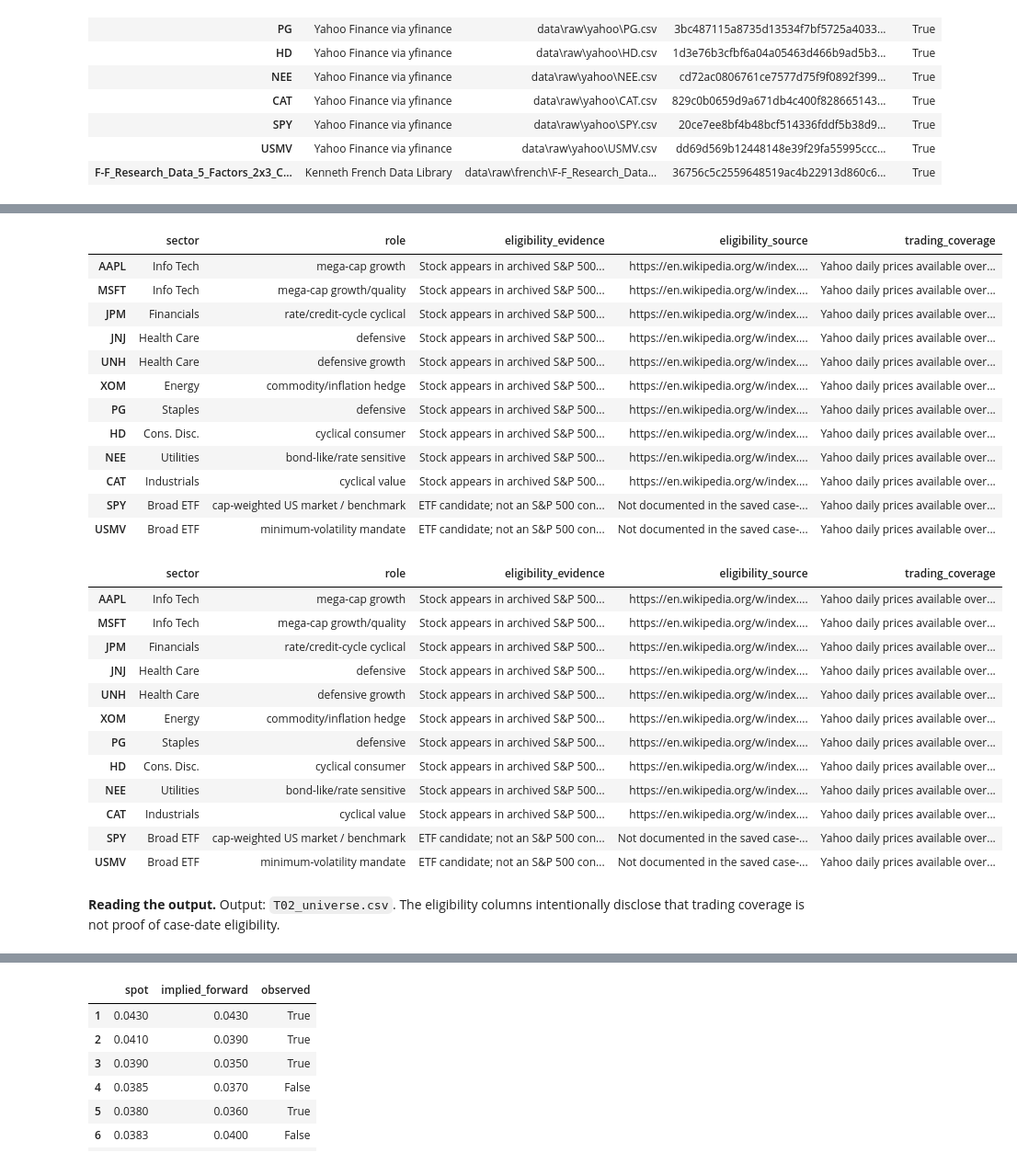
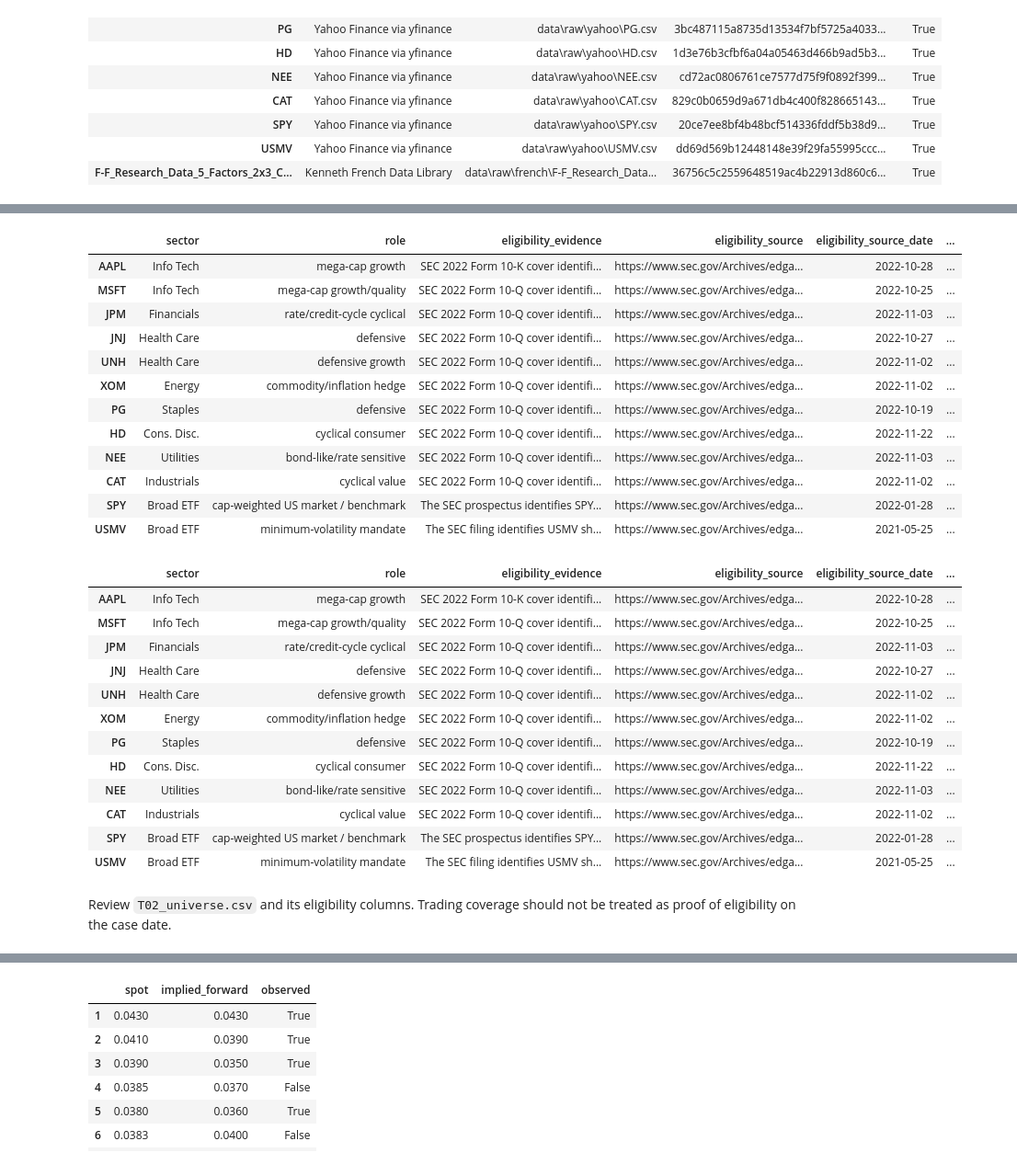
Before and after one commit to mid365/BFIN-GROUP-ASSIGNMENT-2, a Jupyter notebook: Bài nộp cho 2210/analysis.ipynb, the cells around one changed output, grey strips where cells are left out. Shown at 92% size. Drawn from its saved outputs; the diff is of its cells as text; code cells hidden in the pictures.

```diff
--- a/notebooks/analysis.ipynb
+++ b/Bài nộp cho 2210/analysis.ipynb
@@ -42,13 +40,13 @@ STOCKS, ETFS = cfg["stocks"], cfg["etfs"]; ASSETS = STOCKS + ETFS
 
 # ---------------- ALL ASSUMPTIONS (freeze these on 22 Oct) ----------------
 P = dict(
-    TAG="original",
+    TAG="eligibility_review_2026-10-22",
     FUND=12_000_000, PAY={2: 2_400_000, 5: 3_600_000},      # year -> USD (2024, 2027)
     GOAL_REAL=8_000_000, GOAL_YEARS=8,                       # Dec-2022 purchasing power, at 31 Dec 2030
     INFLATION=0.025,                                         # base CPI assumption (scenarios 2-4% below)
     ERP=0.05,                                                # forward-looking US equity risk premium
     RISK_AVERSION=4,                                         # A in U = mu - 0.5*A*var
-    LOSS_LIMIT=0.15,                                         # 1-yr 95% loss limit, as % of TOTAL fund (our interpretation)
+    LOSS_LIMIT=0.15,                                         # 1-yr 95% loss diagnostic threshold, as % of TOTAL fund (our interpretation)
     CASH_BUFFER=250_000,                                     # liquidity / trading-cost reserve, earns 0%
     MAX_W=0.25,                                              # per-security cap in growth sleeve
     TC=0.001,                                                # 10 bp one-way on stocks/ETFs
@@ -250,44 +246,53 @@ Selection-bias caveat: names were chosen with knowledge that they survived; we d
 # %%
 roles = {"AAPL":("Info Tech","mega-cap growth"),"MSFT":("Info Tech","mega-cap growth/quality"),"JPM":("Financials","rate/credit-cycle cyclical"),
          "JNJ":("Health Care","defensive"),"UNH":("Health Care","defensive growth"),"XOM":("Energy","commodity/inflation hedge"),
          "PG":("Staples","defensive"),"HD":("Cons. Disc.","cyclical consumer"),"NEE":("Utilities","bond-like/rate sensitive"),
          "CAT":("Industrials","cyclical value"),"SPY":("Broad ETF","cap-weighted US market / benchmark"),"USMV":("Broad ETF","minimum-volatility mandate")}
 uni = pd.DataFrame(roles, index=["sector","role"]).T
-stock_tickers = STOCKS
-etf_tickers = ETFS
-uni["eligibility_evidence"] = "Stock appears in archived S&P 500 constituent snapshot dated 2022-12-28; membership through 2022-12-31 not independently verified"
-uni["eligibility_source"] = "https://en.wikipedia.org/w/index.php?title=List_of_S%26P_500_companies&oldid=1130173030"
-uni.loc[etf_tickers, "eligibility_evidence"] = "ETF candidate; not an S&P 500 constituent. Case-date exchange/listing and mandate documentation not present in this project."
-uni.loc[etf_tickers, "eligibility_source"] = "Not documented in the saved case-date source record"
+eligibility = pd.read_csv(ROOT / "data" / "security_eligibility_evidence.csv").set_index("ticker")
+if eligibility.index.has_duplicates or set(eligibility.index) != set(ASSETS):
+    raise ValueError("Eligibility register must contain exactly one evidence row for every configured ticker")
+required_evidence = ["source_url", "document_date", "relevant_evidence", "verification_status", "limitation"]
+if eligibility[required_evidence].isna().any().any() or eligibility[required_evidence].eq("").any().any():
+    raise ValueError("Eligibility register contains missing source, date, evidence, status, or limitation")
+if (pd.to_datetime(eligibility["document_date"]) > pd.Timestamp("2022-12-31")).any():
+    raise ValueError("Eligibility evidence includes a document after the 2022-12-31 information cutoff")
+uni["eligibility_evidence"] = eligibility["relevant_evidence"].reindex(ASSETS)
+uni["eligibility_source"] = eligibility["source_url"].reindex(ASSETS)
+uni["eligibility_source_date"] = eligibility["document_date"].reindex(ASSETS)
+uni["eligibility_verification_status"] = eligibility["verification_status"].reindex(ASSETS)
+uni["eligibility_limitation"] = eligibility["limitation"].reindex(ASSETS)
+uni["corroborating_source_url"] = eligibility["corroborating_source_url"].reindex(ASSETS)
+uni["corroborating_document_date"] = eligibility["corroborating_document_date"].reindex(ASSETS)
 uni["trading_coverage"] = "Yahoo daily prices available over 2015-2022; see T01 and source record"
 save_table(uni, "T02_universe")
 # %% [output]
-|  | sector | role | eligibility_evidence | eligibility_source | trading_coverage |
-| AAPL | Info Tech | mega-cap growth | Stock appears in archived S&P 500... | https://en.wikipedia.org/w/index.... | Yahoo daily prices available over... |
-| MSFT | Info Tech | mega-cap growth/quality | Stock appears in archived S&P 500... | https://en.wikipedia.org/w/index.... | Yahoo daily prices available over... |
-| JPM | Financials | rate/credit-cycle cyclical | Stock appears in archived S&P 500... | https://en.wikipedia.org/w/index.... | Yahoo daily prices available over... |
-| JNJ | Health Care | defensive | Stock appears in archived S&P 500... | https://en.wikipedia.org/w/index.... | Yahoo daily prices available over... |
-| UNH | Health Care | defensive growth | Stock appears in archived S&P 500... | https://en.wikipedia.org/w/index.... | Yahoo daily prices available over... |
-| XOM | Energy | commodity/inflation hedge | Stock appears in archived S&P 500... | https://en.wikipedia.org/w/index.... | Yahoo daily prices available over... |
-| PG | Staples | defensive | Stock appears in archived S&P 500... | https://en.wikipedia.org/w/index.... | Yahoo daily prices available over... |
-| HD | Cons. Disc. | cyclical consumer | Stock appears in archived S&P 500... | https://en.wikipedia.org/w/index.... | Yahoo daily prices available over... |
-| NEE | Utilities | bond-like/rate sensitive | Stock appears in archived S&P 500... | https://en.wikipedia.org/w/index.... | Yahoo daily prices available over... |
-| CAT | Industrials | cyclical value | Stock appears in archived S&P 500... | https://en.wikipedia.org/w/index.... | Yahoo daily prices available over... |
-| SPY | Broad ETF | cap-weighted US market / benchmark | ETF candidate; not an S&P 500 con... | Not documented in the saved case-... | Yahoo daily prices available over... |
-| USMV | Broad ETF | minimum-volatility mandate | ETF candidate; not an S&P 500 con... | Not documented in the saved case-... | Yahoo daily prices available over... |
+|  | sector | role | eligibility_evidence | eligibility_source | eligibility_source_date | ... |
+| AAPL | Info Tech | mega-cap growth | SEC 2022 Form 10-K cover identifi... | https://www.sec.gov/Archives/edga... | 2022-10-28 | ... |
+| MSFT | Info Tech | mega-cap growth/quality | SEC 2022 Form 10-Q cover identifi... | https://www.sec.gov/Archives/edga... | 2022-10-25 | ... |
+| JPM | Financials | rate/credit-cycle cyclical | SEC 2022 Form 10-Q cover identifi... | https://www.sec.gov/Archives/edga... | 2022-11-03 | ... |
+| JNJ | Health Care | defensive | SEC 2022 Form 10-Q cover identifi... | https://www.sec.gov/Archives/edga... | 2022-10-27 | ... |
+| UNH | Health Care | defensive growth | SEC 2022 Form 10-Q cover identifi... | https://www.sec.gov/Archives/edga... | 2022-11-02 | ... |
+| XOM | Energy | commodity/inflation hedge | SEC 2022 Form 10-Q cover identifi... | https://www.sec.gov/Archives/edga... | 2022-11-02 | ... |
+| PG | Staples | defensive | SEC 2022 Form 10-Q cover identifi... | https://www.sec.gov/Archives/edga... | 2022-10-19 | ... |
+| HD | Cons. Disc. | cyclical consumer | SEC 2022 Form 10-Q cover identifi... | https://www.sec.gov/Archives/edga... | 2022-11-22 | ... |
+| NEE | Utilities | bond-like/rate sensitive | SEC 2022 Form 10-Q cover identifi... | https://www.sec.gov/Archives/edga... | 2022-11-03 | ... |
+| CAT | Industrials | cyclical value | SEC 2022 Form 10-Q cover identifi... | https://www.sec.gov/Archives/edga... | 2022-11-02 | ... |
+| SPY | Broad ETF | cap-weighted US market / benchmark | The SEC prospectus identifies SPY... | https://www.sec.gov/Archives/edga... | 2022-01-28 | ... |
+| USMV | Broad ETF | minimum-volatility mandate | The SEC filing identifies USMV sh... | https://www.sec.gov/Archives/edga... | 2021-05-25 | ... |
-|  | sector | role | eligibility_evidence | eligibility_source | trading_coverage |
-| AAPL | Info Tech | mega-cap growth | Stock appears in archived S&P 500... | https://en.wikipedia.org/w/index.... | Yahoo daily prices available over... |
-| MSFT | Info Tech | mega-cap growth/quality | Stock appears in archived S&P 500... | https://en.wikipedia.org/w/index.... | Yahoo daily prices available over... |
-| JPM | Financials | rate/credit-cycle cyclical | Stock appears in archived S&P 500... | https://en.wikipedia.org/w/index.... | Yahoo daily prices available over... |
-| JNJ | Health Care | defensive | Stock appears in archived S&P 500... | https://en.wikipedia.org/w/index.... | Yahoo daily prices available over... |
-| UNH | Health Care | defensive growth | Stock appears in archived S&P 500... | https://en.wikipedia.org/w/index.... | Yahoo daily prices available over... |
-| XOM | Energy | commodity/inflation hedge | Stock appears in archived S&P 500... | https://en.wikipedia.org/w/index.... | Yahoo daily prices available over... |
-| PG | Staples | defensive | Stock appears in archived S&P 500... | https://en.wikipedia.org/w/index.... | Yahoo daily prices available over... |
-| HD | Cons. Disc. | cyclical consumer | Stock appears in archived S&P 500... | https://en.wikipedia.org/w/index.... | Yahoo daily prices available over... |
-| NEE | Utilities | bond-like/rate sensitive | Stock appears in archived S&P 500... | https://en.wikipedia.org/w/index.... | Yahoo daily prices available over... |
-| CAT | Industrials | cyclical value | Stock appears in archived S&P 500... | https://en.wikipedia.org/w/index.... | Yahoo daily prices available over... |
-| SPY | Broad ETF | cap-weighted US market / benchmark | ETF candidate; not an S&P 500 con... | Not documented in the saved case-... | Yahoo daily prices available over... |
-| USMV | Broad ETF | minimum-volatility mandate | ETF candidate; not an S&P 500 con... | Not documented in the saved case-... | Yahoo daily prices available over... |
+|  | sector | role | eligibility_evidence | eligibility_source | eligibility_source_date | ... |
+| AAPL | Info Tech | mega-cap growth | SEC 2022 Form 10-K cover identifi... | https://www.sec.gov/Archives/edga... | 2022-10-28 | ... |
+| MSFT | Info Tech | mega-cap growth/quality | SEC 2022 Form 10-Q cover identifi... | https://www.sec.gov/Archives/edga... | 2022-10-25 | ... |
+| JPM | Financials | rate/credit-cycle cyclical | SEC 2022 Form 10-Q cover identifi... | https://www.sec.gov/Archives/edga... | 2022-11-03 | ... |
+| JNJ | Health Care | defensive | SEC 2022 Form 10-Q cover identifi... | https://www.sec.gov/Archives/edga... | 2022-10-27 | ... |
+| UNH | Health Care | defensive growth | SEC 2022 Form 10-Q cover identifi... | https://www.sec.gov/Archives/edga... | 2022-11-02 | ... |
+| XOM | Energy | commodity/inflation hedge | SEC 2022 Form 10-Q cover identifi... | https://www.sec.gov/Archives/edga... | 2022-11-02 | ... |
+| PG | Staples | defensive | SEC 2022 Form 10-Q cover identifi... | https://www.sec.gov/Archives/edga... | 2022-10-19 | ... |
+| HD | Cons. Disc. | cyclical consumer | SEC 2022 Form 10-Q cover identifi... | https://www.sec.gov/Archives/edga... | 2022-11-22 | ... |
+| NEE | Utilities | bond-like/rate sensitive | SEC 2022 Form 10-Q cover identifi... | https://www.sec.gov/Archives/edga... | 2022-11-03 | ... |
+| CAT | Industrials | cyclical value | SEC 2022 Form 10-Q cover identifi... | https://www.sec.gov/Archives/edga... | 2022-11-02 | ... |
+| SPY | Broad ETF | cap-weighted US market / benchmark | The SEC prospectus identifies SPY... | https://www.sec.gov/Archives/edga... | 2022-01-28 | ... |
+| USMV | Broad ETF | minimum-volatility mandate | The SEC filing identifies USMV sh... | https://www.sec.gov/Archives/edga... | 2021-05-25 | ... |
 # %% [markdown]
-**Reading the output.** Output: `T02_universe.csv`. The eligibility columns intentionally disclose that trading coverage is not proof of case-date eligibility.
+Review `T02_universe.csv` and its eligibility columns. Trading coverage should not be treated as proof of eligibility on the case date.
 # %% [markdown]
```
Also changed, not shown: parts of 36 cells of this notebook, 51 other files.
